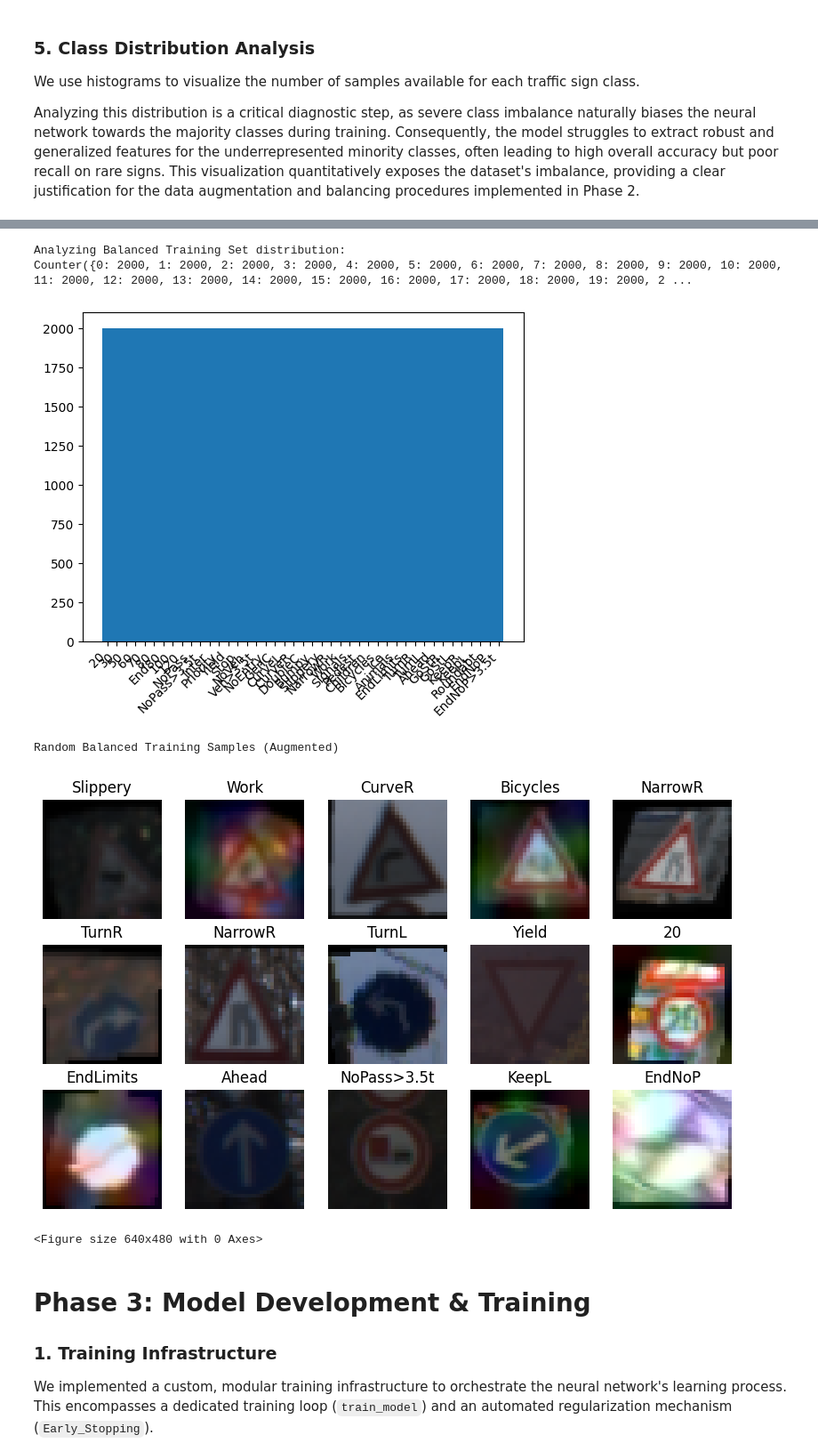
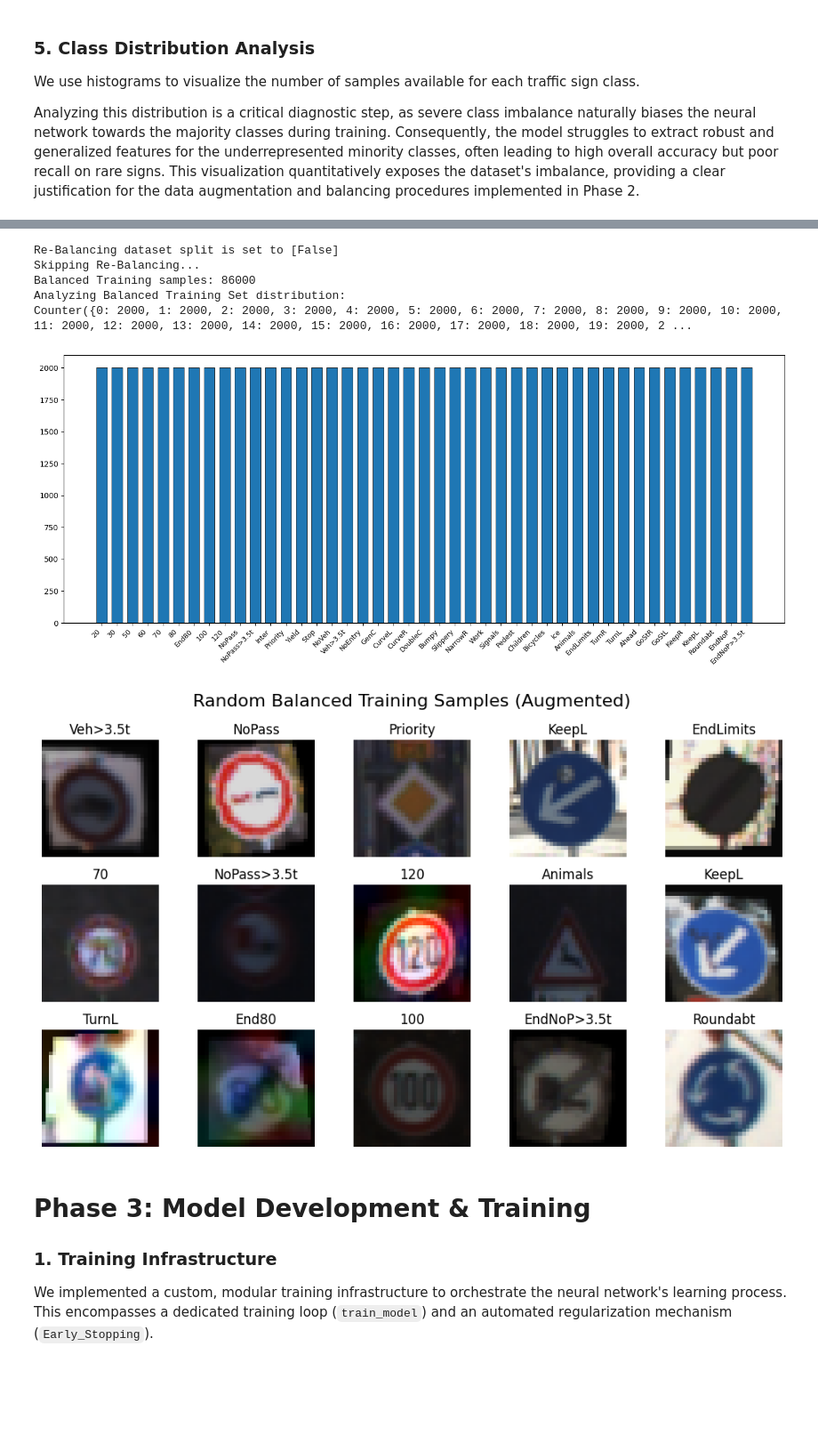
Before and after one commit to Pauloarf/VCPI2526, a Jupyter notebook: VC/src/Report.ipynb, the cells around one changed output, grey strips where cells are left out. Shown at 89% size. Cells and saved outputs as stored; diff of their text form; code cells hidden in the pictures; blank space fills up the shorter version.

Commit message:
Feat(Utils): Improves prints and improves utils

```diff
--- a/VC/src/Report.ipynb
+++ b/VC/src/Report.ipynb
@@ -63,7 +66,8 @@ GPUs can process large batches of data in parallel, making them much faster than
 device = torch.device('cuda' if torch.cuda.is_available() else 'cpu')
 print(f"Using device: {device}")
 
-RESET_DATASET = True
+RESET_DATASET_SPLIT = False
+RESET_DATASET_BALANCING = False
 
 PATH_ORIGINAL = '../datasets/original_train_images'
 PATH_TRAIN_ROOT = '../datasets/train_images'
@@ -73,26 +77,26 @@ PATH_VAL = '../datasets/val_images'
 
 BATCH_SIZE = 32
 IMAGE_SIZE = 32
+BALANCED_DATASET_SIZE = 2000
 
 AUGMENTATION_OPTIONS = {
-    'rotate': True,           # Rotates image between -15,15
-    'affine': True,          # Applys transformations (translate and scale)
-    'color': True,            # Changes the image color
-    'perspective': True,     # Simulates a change in perspective
-    'blur': True,             # Applys blur to the image
-    'sharpness': False,        # Sharpens the image
-    'grayscale': False,        # Applys grayscale
-    'noise': True,
+    'rotate': True,           # Rotates image between (-15°,15°)
+    'affine': True,           # Applys transformations (translate and scale)
+    'color': True,            # Changes the image color (Brightness, contrast and saturation, DOES NOT CHANGES HUE)
+    'perspective': True,      # Simulates a change in perspective
+    'blur': True,             # Applys blur to the image (Simulates blur due to movement)
+    'sharpness': False,       # Sharpens the image
+    'grayscale': False,       # Applys grayscale (Not used because it may remove important features as colors)
+    'noise': True,            # Applys noise (Smooth noise, similar to perlin noise)
 }
 
-if RESET_DATASET:
-    print("Resetting dataset as requested...")
+print(f"Resetting dataset split is set to [{RESET_DATASET_SPLIT}]")
+if RESET_DATASET_SPLIT:
+    print("Resetting Dataset...")
     our_util.create_train_val_split(PATH_ORIGINAL, PATH_TRAIN_ROOT, PATH_VAL, 0.2)
-    our_util.balance_dataset(PATH_TRAIN_ROOT, PATH_TRAIN_BALANCED, target_count=2000, options=AUGMENTATION_OPTIONS)
 else:
+    print("Skipping Reset...")
     if not os.path.exists(PATH_TRAIN_ROOT) or not os.path.exists(PATH_VAL):
         our_util.create_train_val_split(PATH_ORIGINAL, PATH_TRAIN_ROOT, PATH_VAL, 0.2)
-    if not os.path.exists(PATH_TRAIN_BALANCED):
-        our_util.balance_dataset(PATH_TRAIN_ROOT, PATH_TRAIN_BALANCED, target_count=2000, options=AUGMENTATION_OPTIONS)
 # %% [output]
 Using device: cuda
@@ -220,18 +209,31 @@ To prevent the model from learning corrupted or invalid representations of the G
 * **Artificial Sharpening (`sharpness: False`):** Digital sharpening introduces high-contrast pixel artifacts that do not organically occur in vehicular cameras, conflicting with the realistic blur and noise regularization methods applied.
 * **Horizontal Flip:** Never applied to traffic sign datasets. Flipping a sign horizontally alters its physical meaning (e.g., turning a "Keep Right" sign into an invalid "Keep Left" sign) without updating its label, which would severely confuse the network.
 # %%
+print(f"Re-Balancing dataset split is set to [{RESET_DATASET_BALANCING}]")
+if RESET_DATASET_BALANCING:
+    print("Re-Balancing Dataset...")
+    our_util.create_train_val_split(PATH_ORIGINAL, PATH_TRAIN_ROOT, PATH_VAL, 0.2)
+else:
+    print("Skipping Re-Balancing...")
+    if not os.path.exists(PATH_TRAIN_BALANCED):
+        our_util.balance_dataset(PATH_TRAIN_ROOT, PATH_TRAIN_BALANCED, target_count=BALANCED_DATASET_SIZE, options=AUGMENTATION_OPTIONS)
+
+train_set_balanced = datasets.ImageFolder(root=PATH_TRAIN_BALANCED, transform=transform)
+print(f"Balanced Training samples: {len(train_set_balanced)}")
+
 print("Analyzing Balanced Training Set distribution:")
 train_balanced_targets_tensors = [torch.tensor(x) for x in train_set_balanced.targets]
 vcpi_util.show_histogram(train_balanced_targets_tensors, classes)
 
 our_util.show_random_samples(train_set_balanced, classes, "Random Balanced Training Samples (Augmented)")
 # %% [output]
+Re-Balancing dataset split is set to [False]
+Skipping Re-Balancing...
+Balanced Training samples: 86000
 Analyzing Balanced Training Set distribution:
 Counter({0: 2000, 1: 2000, 2: 2000, 3: 2000, 4: 2000, 5: 2000, 6: 2000, 7: 2000, 8: 2000, 9: 2000, 10: 2000, 11: 2000, 12: 2000, 13: 2000, 14: 2000, 15: 2000, 16: 2000, 17: 2000, 18: 2000, 19: 2000, 2 ...
-[figure, old version]
+[figure, new version]
-Random Balanced Training Samples (Augmented)
-[figure, old version]
+[figure, new version]
-<Figure size 640x480 with 0 Axes>
 # %% [markdown]
 # Phase 3: Model Development & Training
 
```
Also changed, not shown: parts of 28 cells of this notebook, 9 other files.
